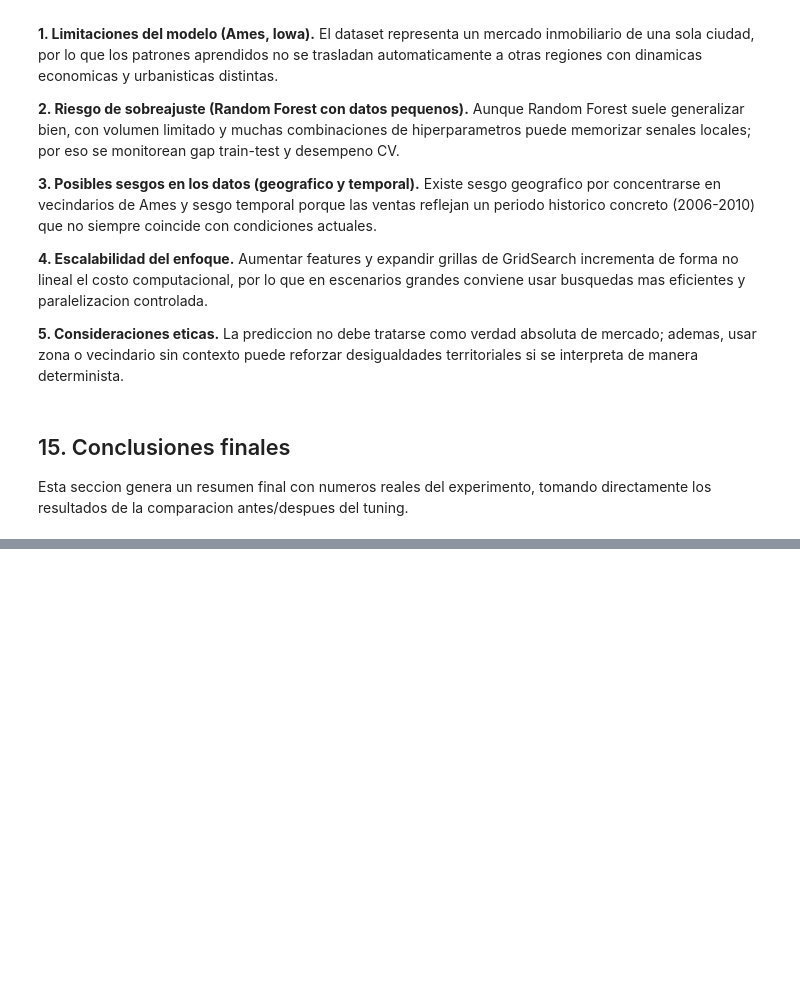
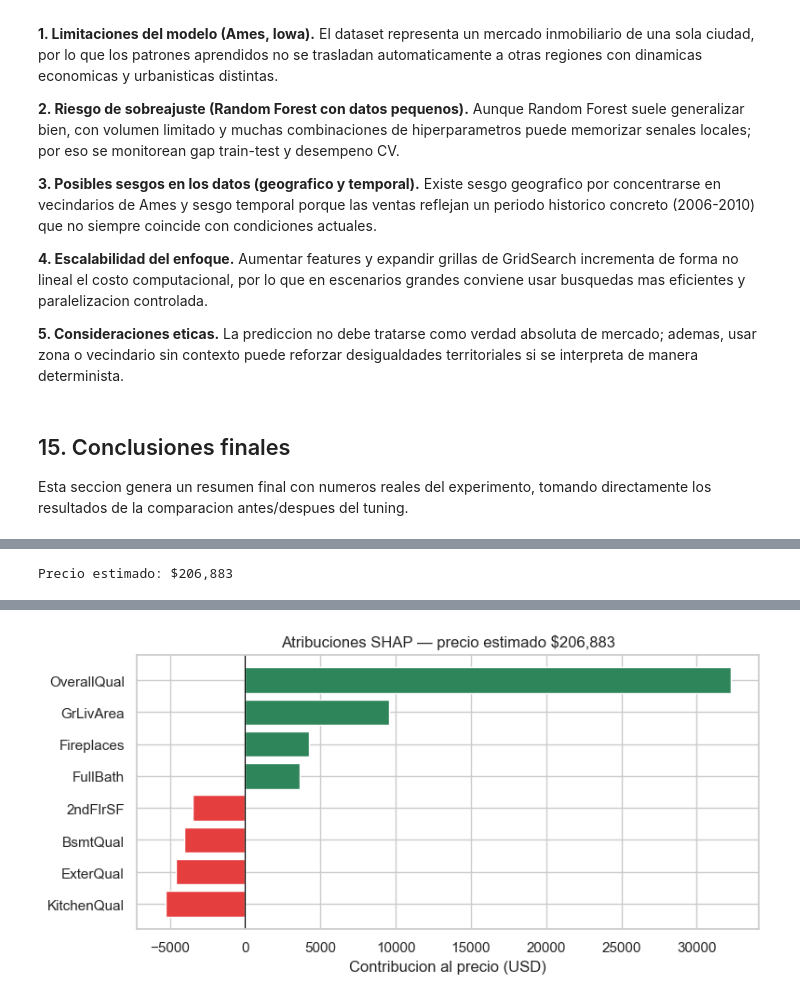
Before and after one commit to EstebanJavierGranadosSibaja/HousingPricesAI, a Jupyter notebook: notebooks/01_housing_prices_proyecto_final.ipynb, the cells around one changed output, grey strips where cells are left out. Cells and saved outputs as stored; diff of their text form; code cells hidden in the pictures; blank space fills up the shorter version.

```diff
--- a/notebooks/01_housing_prices_proyecto_final.ipynb
+++ b/notebooks/01_housing_prices_proyecto_final.ipynb
@@ -1213,0 +1307,77 @@ El segundo mejor modelo fue **LinearRegression** con **RMSE=31,947.00**, por lo
+# %%
+# Paso 1: Calcular atribuciones SHAP para una vivienda de ejemplo
+import re
+
+try:
+    import shap as _shap
+    SHAP_OK = True
+except ImportError:
+    SHAP_OK = False
+    print("shap no instalado. Ejecutar: pip install 'shap>=0.46.0'")
+
+if SHAP_OK:
+    # Definir la vivienda de ejemplo (ajusta los valores a voluntad)
+    sample_values = defaults.copy()
+    sample_values.update({
+        "GrLivArea":    1800.0,    # area habitable ~167 m2
+        "OverallQual":  8,         # calidad alta
+        "Neighborhood": "NridgHt", # vecindario premium
+        "BedroomAbvGr": 3,
+    })
+    sample_shap = pd.DataFrame([sample_values])[FEATURE_COLUMNS]
+
+    # Precio estimado por el Random Forest ajustado
+    rf_pipe = tuned_models["RandomForest"]
+    precio_shap = float(rf_pipe.predict(sample_shap)[0])
+
+    # Transformar la muestra por el preprocesador (mismo path que usa predict internamente)
+    X_transformado = rf_pipe.named_steps["preprocessor"].transform(sample_shap)
+
+    # Nombres de columnas tras el ColumnTransformer del notebook (paso "transform")
+    ct = rf_pipe.named_steps["preprocessor"].named_steps["transform"]
+    nombres_cols = ct.get_feature_names_out()
+
+    # Calcular SHAP con TreeExplainer (exacto para Random Forest, sin aproximaciones)
+    explainer_shap = _shap.TreeExplainer(rf_pipe.named_steps["model"])
+    shap_vals = explainer_shap.shap_values(X_transformado)[0]
+
+    # Agregar columnas OHE de vuelta a la feature original
+    # Formato:  num__GrLivArea         -> GrLivArea
+    #           cat__Neighborhood_RL   -> Neighborhood
+    agregado: dict = {}
+    for col_name, val in zip(nombres_cols, shap_vals):
+        prefijo, _, resto = col_name.partition("__")
+        base = resto.split("_")[0] if prefijo == "cat" else resto
+        agregado[base] = agregado.get(base, 0.0) + float(val)
+
+    # Separar y ordenar factores positivos y negativos por magnitud absoluta
+    todos = sorted(agregado.items(), key=lambda x: abs(x[1]), reverse=True)
+    positivos_shap = [(k, v)      for k, v in todos if v > 0][:4]
+    negativos_shap = [(k, abs(v)) for k, v in todos if v < 0][:4]
+
+    # Tabla de atribuciones
+    print(f"Precio estimado: ${precio_shap:,.0f}\n")
+    filas = []
+    for feat, val in positivos_shap:
+        filas.append({"Variable": feat, "Contribucion SHAP": f"+${val:,.0f}", "Efecto": "sube precio"})
+    for feat, val in negativos_shap:
+        filas.append({"Variable": feat, "Contribucion SHAP": f"-${val:,.0f}", "Efecto": "baja precio"})
+    display(pd.DataFrame(filas))
+
+    # Grafico de barras SHAP
+    shap_plot_data = (
+        [(k, v) for k, v in positivos_shap] +
+        [(k, -v) for k, v in negativos_shap]
+    )
+    shap_df = pd.DataFrame(shap_plot_data, columns=["variable", "impacto"]).sort_values("impacto")
+    colores = ["#e53e3e" if v < 0 else "#2f855a" for v in shap_df["impacto"]]
+
+    fig, ax = plt.subplots(figsize=(8, max(3, len(shap_df) * 0.5)))
+    ax.barh(shap_df["variable"], shap_df["impacto"], color=colores)
+    ax.axvline(0, color="black", linewidth=0.8)
+    ax.set_xlabel("Contribucion al precio (USD)")
+    ax.set_title(f"Atribuciones SHAP — precio estimado ${precio_shap:,.0f}")
+    plt.tight_layout()
+    plt.show()
+# %% [output]
+Precio estimado: $206,883
@@ -1213,0 +1393 @@ El segundo mejor modelo fue **LinearRegression** con **RMSE=31,947.00**, por lo
+[figure, added]
```
Also changed, not shown: parts of 7 cells of this notebook, 33 other files.
